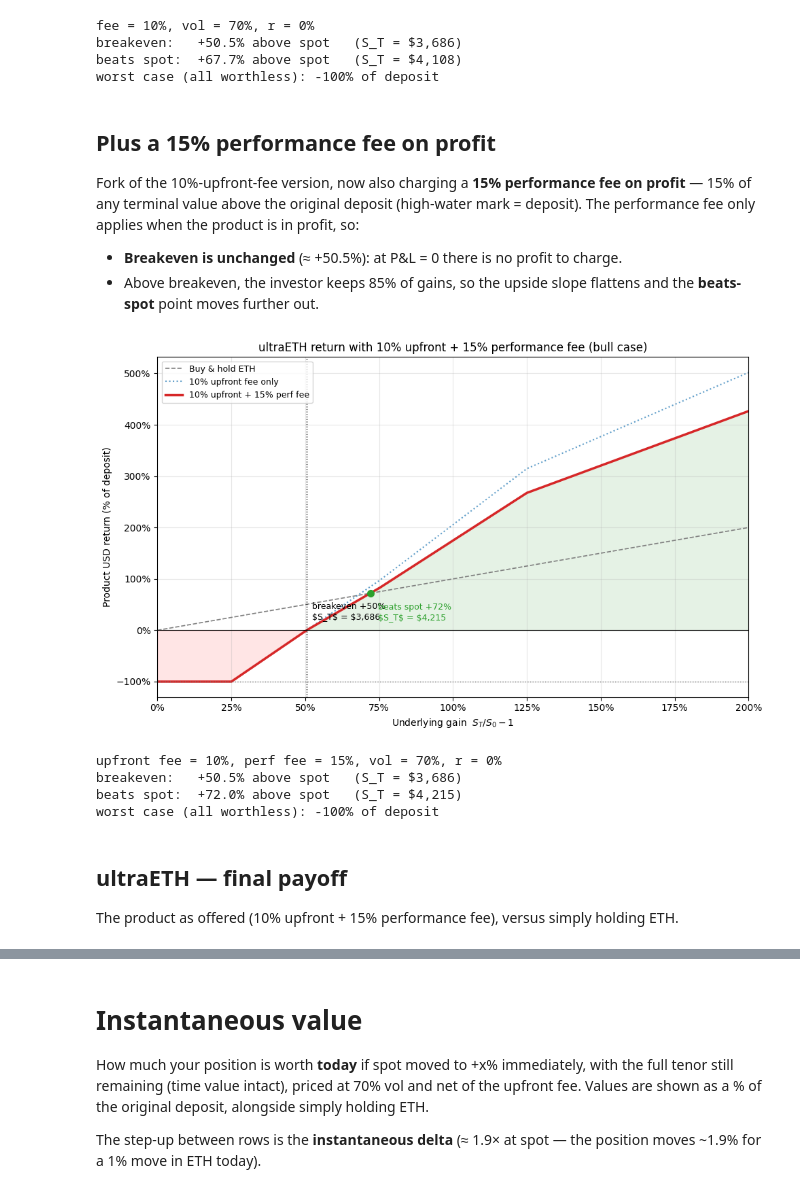
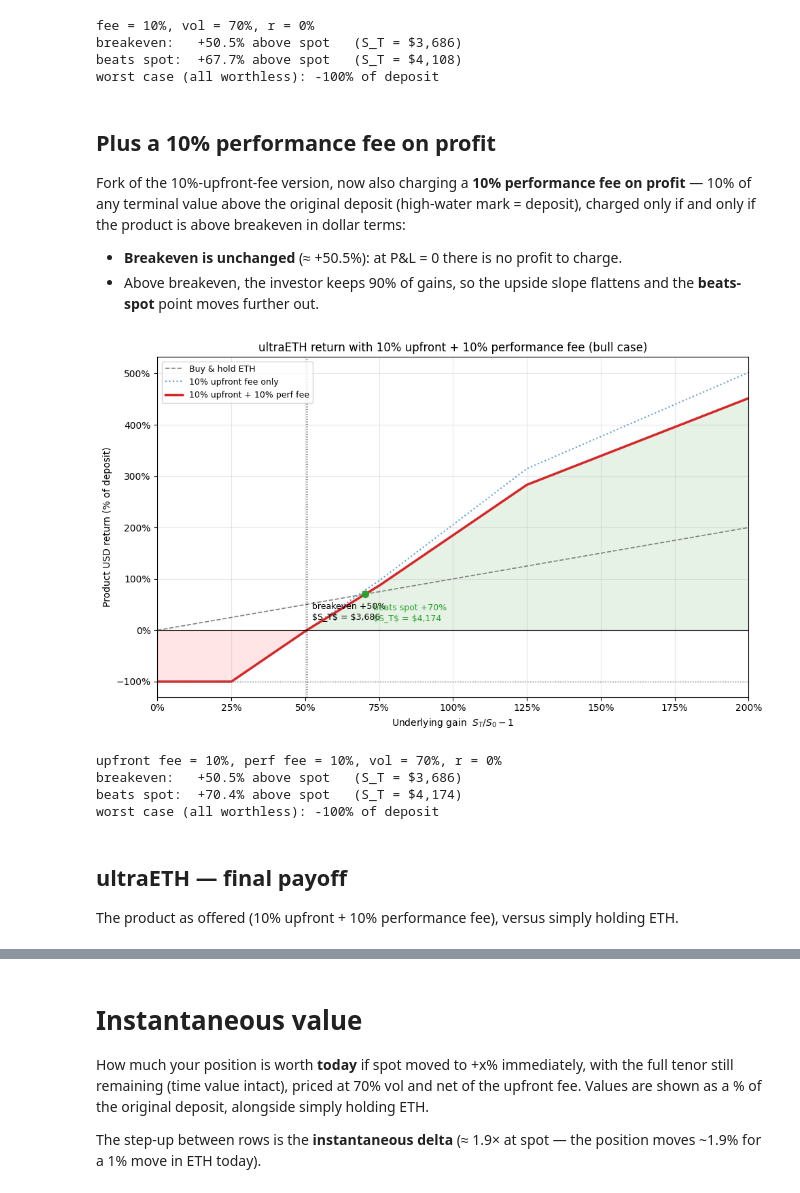
Before and after one commit to miffybunnyrabbit/strat_product_modelling, a Jupyter notebook: UltraETH/ultraETH.ipynb, the cells around one changed output, grey strips where cells are left out. Saved outputs shown, nothing was run; the diff lists cells and outputs as text; code cells hidden in the pictures.

```diff
--- a/UltraETH/ultraETH.ipynb
+++ b/UltraETH/ultraETH.ipynb
@@ -314,16 +314,16 @@ breakeven:   +50.5% above spot   (S_T = $3,686)
 beats spot:  +67.7% above spot   (S_T = $4,108)
 worst case (all worthless): -100% of deposit
 # %% [markdown]
-## Plus a 15% performance fee on profit
+## Plus a 10% performance fee on profit
 
-Fork of the 10%-upfront-fee version, now also charging a **15% performance fee on profit** — 15% of any terminal value above the original deposit (high-water mark = deposit). The performance fee only applies when the product is in profit, so:
+Fork of the 10%-upfront-fee version, now also charging a **10% performance fee on profit** — 10% of any terminal value above the original deposit (high-water mark = deposit), charged only if and only if the product is above breakeven in dollar terms:
 - **Breakeven is unchanged** (≈ +50.5%): at P&L = 0 there is no profit to charge.
-- Above breakeven, the investor keeps 85% of gains, so the upside slope flattens and the **beats-spot** point moves further out.
+- Above breakeven, the investor keeps 90% of gains, so the upside slope flattens and the **beats-spot** point moves further out.
 # %%
 %matplotlib inline
 # Reuses spot, vol, capital, product_value_fee(...) from the 10%-fee cell above.
 
-perf_fee = 0.15  # performance fee on profit above the deposit (high-water mark)
+perf_fee = 0.10  # performance fee on profit above the deposit, charged only if profit > 0 (i.e. above breakeven in $)
 
 u = np.linspace(0.0, 2.0, 801)   # bull case, capped at +200%
 S_over = 1.0 + u
@@ -331,7 +331,7 @@ underlying_ret = u * 100.0
 
 gross_value = product_value_fee(S_over)                        # after 10% upfront fee
 profit = np.maximum(gross_value - capital, 0.0)               # vs full deposit
-net_value = gross_value - perf_fee * profit                  # minus 15% perf fee
+net_value = gross_value - perf_fee * profit                  # minus 10% perf fee
 product_ret = (net_value - capital) * 100.0                  # USD return vs deposit
 product_ret_upfront_only = (gross_value - capital) * 100.0   # 10% fee, no perf fee
 
@@ -353,7 +353,7 @@ ax.plot(underlying_ret, underlying_ret, color="grey", ls="--", lw=1.2, label="Bu
 ax.plot(underlying_ret, product_ret_upfront_only, color="C0", ls=":", lw=1.5, alpha=0.7,
         label="10% upfront fee only")
 ax.plot(underlying_ret, product_ret, "-", color="C3", lw=2.5,
-        label="10% upfront + 15% perf fee")
+        label="10% upfront + 10% perf fee")
 
 ax.fill_between(underlying_ret, product_ret, 0, where=product_ret >= 0,
                 interpolate=True, color="green", alpha=0.10)
@@ -363,43 +363,43 @@ ax.fill_between(underlying_ret, product_ret, 0, where=product_ret < 0,
 ax.axhline(0, color="black", lw=0.8)
 ax.axhline(-100, color="grey", ls=":", lw=1)
 ax.set_xlim(0, 200)
 
 for ur in breakevens:
     ax.axvline(ur, color="black", ls=":", lw=1)
     ax.annotate(f"breakeven +{ur:.0f}%\n$S_T$ = ${spot * (1 + ur / 100):,.0f}",
                 xy=(ur, 0), xytext=(6, 12), textcoords="offset points", fontsize=9)
 for ur in beats_spot:
     ax.plot([ur], [ur], "o", color="C2", ms=7)
     ax.annotate(f"beats spot +{ur:.0f}%\n$S_T$ = ${spot * (1 + ur / 100):,.0f}",
                 xy=(ur, ur), xytext=(8, -28), textcoords="offset points", fontsize=9, color="C2")
 
 ax.xaxis.set_major_formatter(PercentFormatter(decimals=0))
 ax.yaxis.set_major_formatter(PercentFormatter(decimals=0))
-ax.set_title("ultraETH return with 10% upfront + 15% performance fee (bull case)")
+ax.set_title("ultraETH return with 10% upfront + 10% performance fee (bull case)")
 ax.set_xlabel("Underlying gain  $S_T/S_0 - 1$")
 ax.set_ylabel("Product USD return (% of deposit)")
 ax.legend(fontsize=9, loc="upper left")
 ax.grid(True, alpha=0.3)
 plt.tight_layout()
 plt.show()
 
 # --- Stats ---
 print(f"upfront fee = {fee:.0%}, perf fee = {perf_fee:.0%}, vol = {vol:.0%}, r = {r:.0%}")
 for ur in breakevens:
     print(f"breakeven:   +{ur:.1f}% above spot   (S_T = ${spot * (1 + ur / 100):,.0f})")
 for ur in beats_spot:
     print(f"beats spot:  +{ur:.1f}% above spot   (S_T = ${spot * (1 + ur / 100):,.0f})")
 print(f"worst case (all worthless): {product_ret[0]:.0f}% of deposit")
 # %% [output]
-[figure, old version]
+[figure, new version]
-upfront fee = 10%, perf fee = 15%, vol = 70%, r = 0%
+upfront fee = 10%, perf fee = 10%, vol = 70%, r = 0%
 breakeven:   +50.5% above spot   (S_T = $3,686)
-beats spot:  +72.0% above spot   (S_T = $4,215)
+beats spot:  +70.4% above spot   (S_T = $4,174)
 worst case (all worthless): -100% of deposit
 # %% [markdown]
 ## ultraETH — final payoff
 
-The product as offered (10% upfront + 15% performance fee), versus simply holding ETH.
+The product as offered (10% upfront + 10% performance fee), versus simply holding ETH.
 # %%
 %matplotlib inline
 # Reuses spot, vol, capital, fee, perf_fee, product_value_fee(...) from cells above.
```
Also changed, not shown: parts of 6 cells of this notebook.
